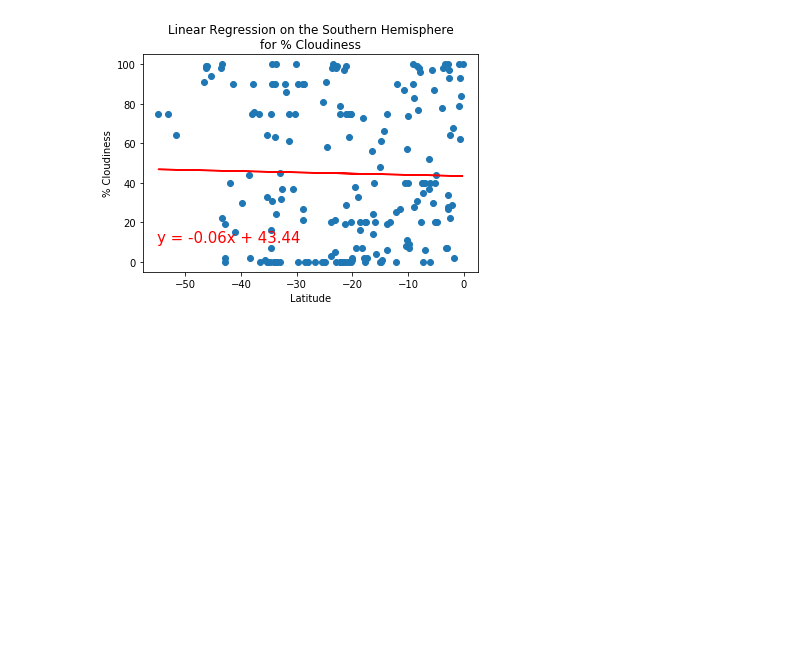
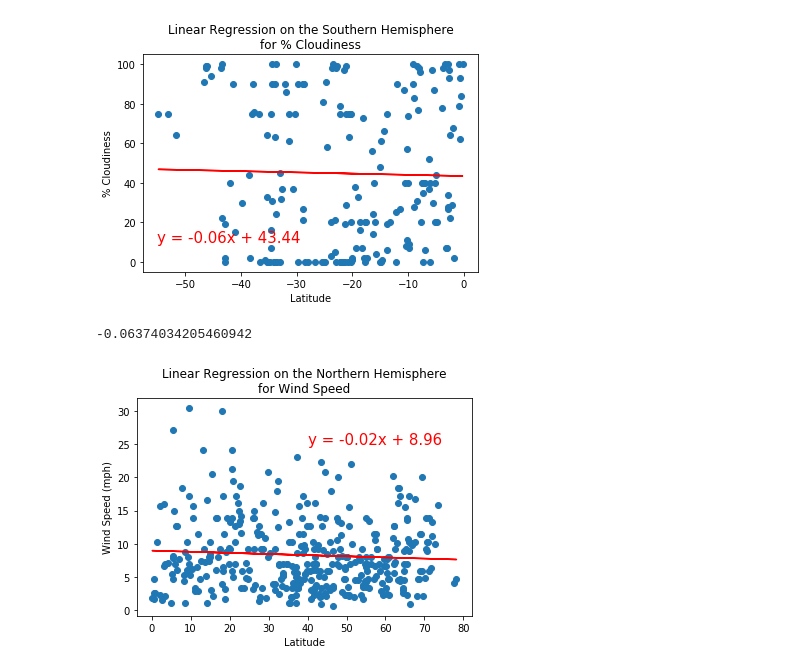
Before and after one commit to mspamelalea/World_Weather_Analysis, a Jupyter notebook: WeatherPy.ipynb, the cells around one changed output. Saved outputs shown, nothing was run; the diff lists cells and outputs as text; code cells hidden in the pictures; blank space fills up the shorter version.

Commit message:
Added plot for Wind Speed

```diff
--- a/WeatherPy.ipynb
+++ b/WeatherPy.ipynb
@@ -401,3 +401,15 @@ plot_linear_regression(x_values, y_values
 # %% [output]
 -0.022283023299083708
 [figure]
+# %%
+# Linear regression on the Northern Hemisphere: Wind Speed
+x_values = northern_hemi_df["Lat"]
+y_values = northern_hemi_df["Wind Speed"]
+# Call the function.
+plot_linear_regression(x_values, y_values
+                       , 'Linear Regression on the Northern Hemisphere\nfor Wind Speed'
+                       , 'Wind Speed (mph)'
+                       ,(40,25))
+# %% [output]
+-0.06374034205460942
+[figure, added]
```
Also changed, not shown: parts of 1 cell of this notebook.
